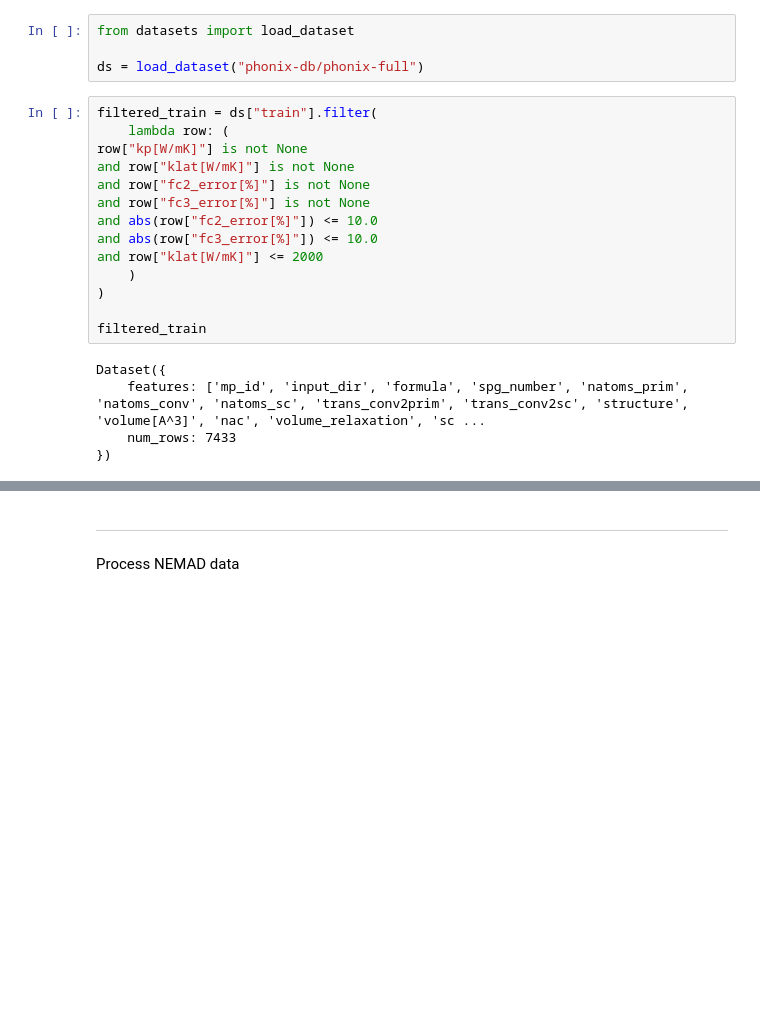
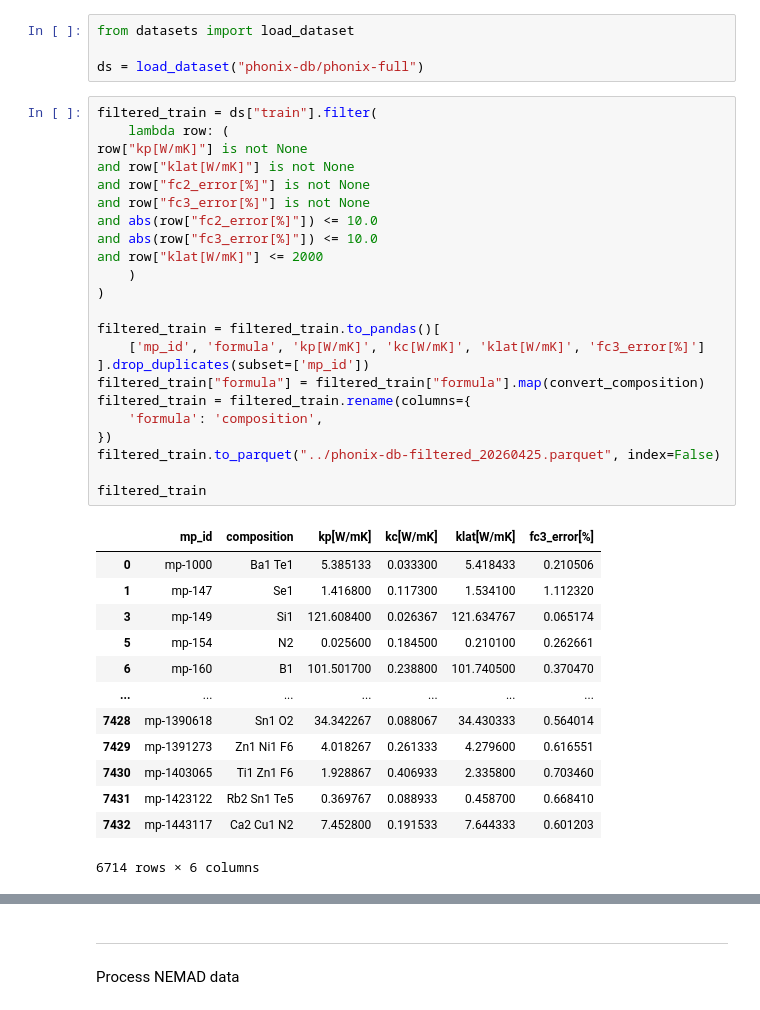
Before and after one commit to TsumiNa/foundation_model, a Jupyter notebook: data/scripts/phonix-db.ipynb, the cells around one changed output, grey strips where cells are left out. Saved outputs shown, nothing was run; the diff lists cells and outputs as text; blank space fills up the shorter version.

```diff
--- a/data/scripts/phonix-db.ipynb
+++ b/data/scripts/phonix-db.ipynb
@@ -5,19 +128,37 @@ ds = load_dataset("phonix-db/phonix-full")
 # %%
 filtered_train = ds["train"].filter(
     lambda row: (
 row["kp[W/mK]"] is not None
 and row["klat[W/mK]"] is not None
 and row["fc2_error[%]"] is not None
 and row["fc3_error[%]"] is not None
 and abs(row["fc2_error[%]"]) <= 10.0
 and abs(row["fc3_error[%]"]) <= 10.0
 and row["klat[W/mK]"] <= 2000
     )
 )
 
+filtered_train = filtered_train.to_pandas()[
+    ['mp_id', 'formula', 'kp[W/mK]', 'kc[W/mK]', 'klat[W/mK]', 'fc3_error[%]']
+].drop_duplicates(subset=['mp_id'])
+filtered_train["formula"] = filtered_train["formula"].map(convert_composition)
+filtered_train = filtered_train.rename(columns={
+    'formula': 'composition',
+})
+filtered_train.to_parquet("../phonix-db-filtered_20260425.parquet", index=False)
+
 filtered_train
 # %% [output]
+|  | mp_id | composition | kp[W/mK] | kc[W/mK] | klat[W/mK] | fc3_error[%] |
+| 0 | mp-1000 | Ba1 Te1 | 5.385133 | 0.033300 | 5.418433 | 0.210506 |
+| 1 | mp-147 | Se1 | 1.416800 | 0.117300 | 1.534100 | 1.112320 |
+| 3 | mp-149 | Si1 | 121.608400 | 0.026367 | 121.634767 | 0.065174 |
+| 5 | mp-154 | N2 | 0.025600 | 0.184500 | 0.210100 | 0.262661 |
+| 6 | mp-160 | B1 | 101.501700 | 0.238800 | 101.740500 | 0.370470 |
+| ... | ... | ... | ... | ... | ... | ... |
+| 7428 | mp-1390618 | Sn1 O2 | 34.342267 | 0.088067 | 34.430333 | 0.564014 |
+| 7429 | mp-1391273 | Zn1 Ni1 F6 | 4.018267 | 0.261333 | 4.279600 | 0.616551 |
+| 7430 | mp-1403065 | Ti1 Zn1 F6 | 1.928867 | 0.406933 | 2.335800 | 0.703460 |
+| 7431 | mp-1423122 | Rb2 Sn1 Te5 | 0.369767 | 0.088933 | 0.458700 | 0.668410 |
+| 7432 | mp-1443117 | Ca2 Cu1 N2 | 7.452800 | 0.191533 | 7.644333 | 0.601203 |
-Dataset({
-    features: ['mp_id', 'input_dir', 'formula', 'spg_number', 'natoms_prim', 'natoms_conv', 'natoms_sc', 'trans_conv2prim', 'trans_conv2sc', 'structure', 'volume[A^3]', 'nac', 'volume_relaxation', 'sc ...
-    num_rows: 7433
-})
+6714 rows × 6 columns
```
Also changed, not shown: parts of 4 cells of this notebook, 2 other files.
